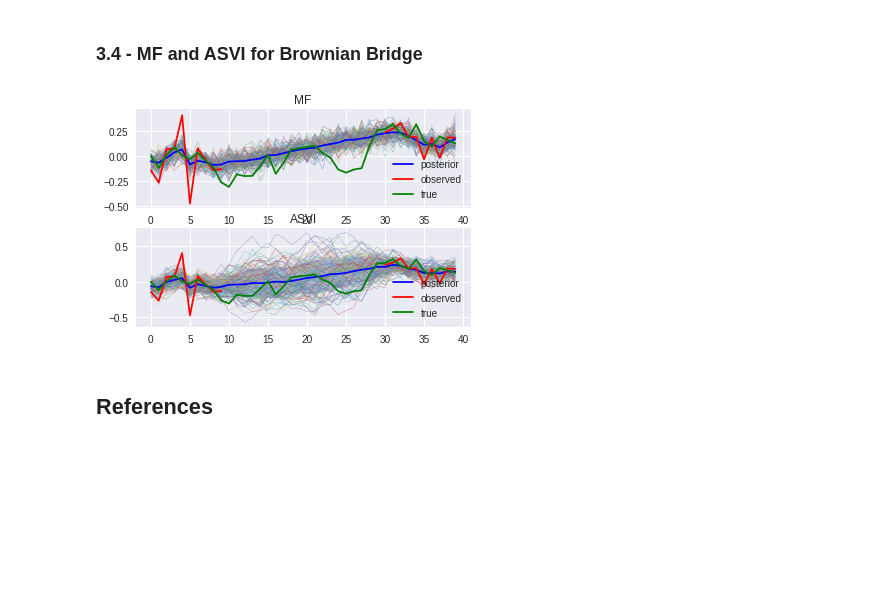
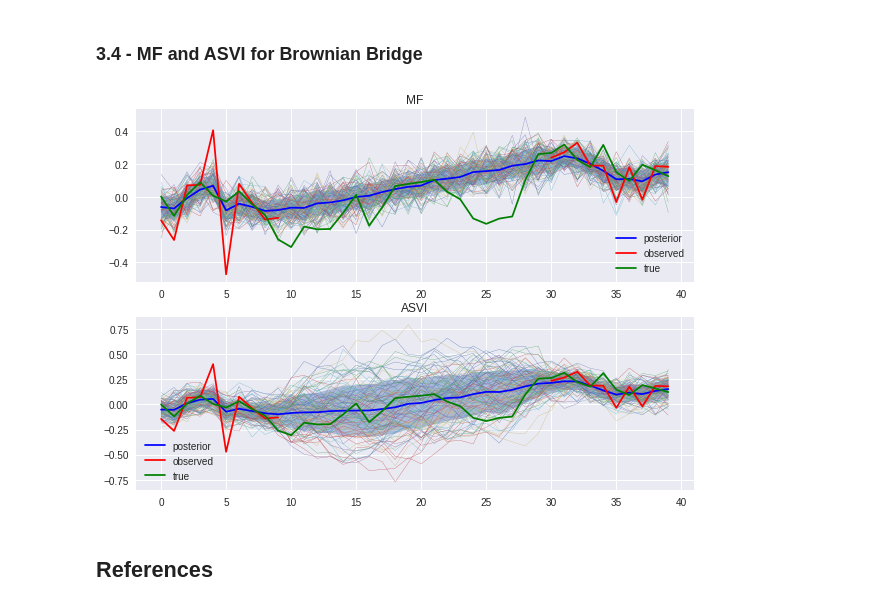
Before and after one commit to gisilvs/asvi, a Jupyter notebook: asvi.ipynb, the cells around one changed output. Drawn from its saved outputs; the diff is of its cells as text; code cells hidden in the pictures; blank space fills up the shorter version.

```diff
--- a/asvi.ipynb
+++ b/asvi.ipynb
@@ -392,17 +392,17 @@ mf_bridge = train_model(MeanFeald(T=T, bridge_t=10), bridge_data)
 # %%
 asvi_bridge = train_model(ASVI(T=T, bridge_t=10), bridge_data)
 # %%
-fig = plt.figure()
+fig = plt.figure(figsize=(10,7))
 
 plt.subplot(2, 1, 1)
 plot_results(mf_bridge, bridge_data, bm.x, 'MF', bridge=10)
 
 plt.subplot(2, 1, 2)
 plot_results(asvi_bridge, bridge_data, bm.x, 'ASVI', bridge=10)
 
 plt.show()
 # %% [output]
-[figure, old version]
+[figure, new version]
 # %% [markdown]
 ## References
 # %% [markdown]
```
Also changed, not shown: parts of 1 cell of this notebook.
